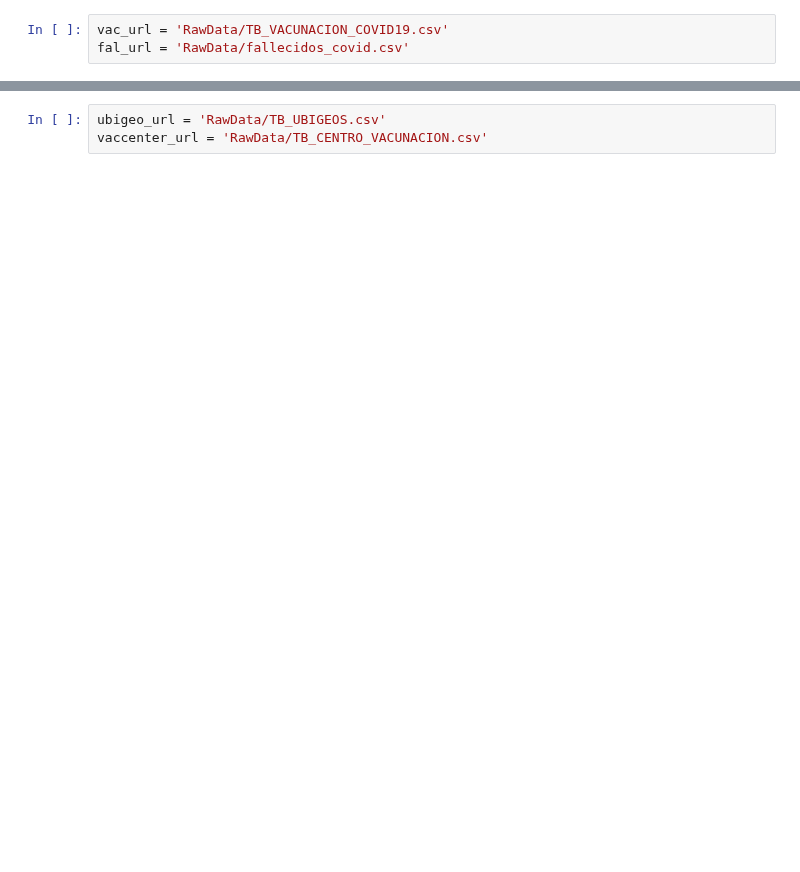
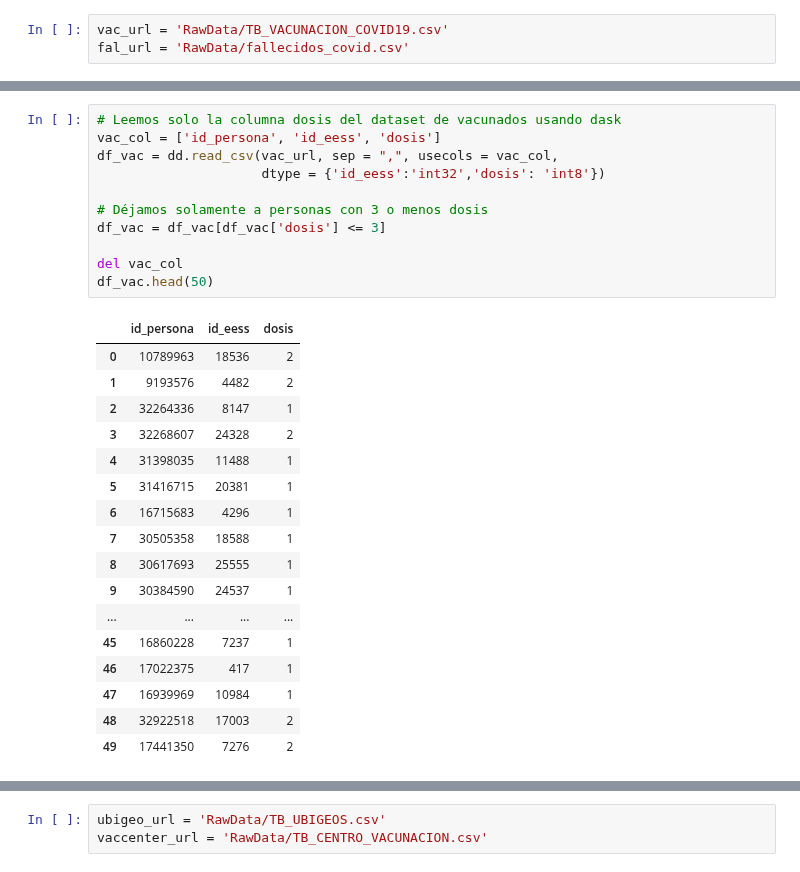
Before and after one commit to xxotto/covid19-Peru, a Jupyter notebook: DataFiltering_2.ipynb, the cells around one changed output, grey strips where cells are left out. Drawn from its saved outputs; the diff is of its cells as text; blank space fills up the shorter version.

```diff
--- a/DataFiltering_2.ipynb
+++ b/DataFiltering_2.ipynb
@@ -240,0 +78,29 @@ En este caso el dataset de **UBIGEO** y **CENTROS DE VACUNACIÓN**.
+# %%
+# Leemos solo la columna dosis del dataset de vacunados usando dask
+vac_col = ['id_persona', 'id_eess', 'dosis']
+df_vac = dd.read_csv(vac_url, sep = ",", usecols = vac_col,
+                     dtype = {'id_eess':'int32','dosis': 'int8'})
+
+# Déjamos solamente a personas con 3 o menos dosis
+df_vac = df_vac[df_vac['dosis'] <= 3]
+
+del vac_col
+df_vac.head(50)
+# %% [output]
+|  | id_persona | id_eess | dosis |
+| 0 | 10789963 | 18536 | 2 |
+| 1 | 9193576 | 4482 | 2 |
+| 2 | 32264336 | 8147 | 1 |
+| 3 | 32268607 | 24328 | 2 |
+| 4 | 31398035 | 11488 | 1 |
+| 5 | 31416715 | 20381 | 1 |
+| 6 | 16715683 | 4296 | 1 |
+| 7 | 30505358 | 18588 | 1 |
+| 8 | 30617693 | 25555 | 1 |
+| 9 | 30384590 | 24537 | 1 |
+| ... | ... | ... | ... |
+| 45 | 16860228 | 7237 | 1 |
+| 46 | 17022375 | 417 | 1 |
+| 47 | 16939969 | 10984 | 1 |
+| 48 | 32922518 | 17003 | 2 |
+| 49 | 17441350 | 7276 | 2 |
```
Also changed, not shown: parts of 71 cells of this notebook, 6 other files.
